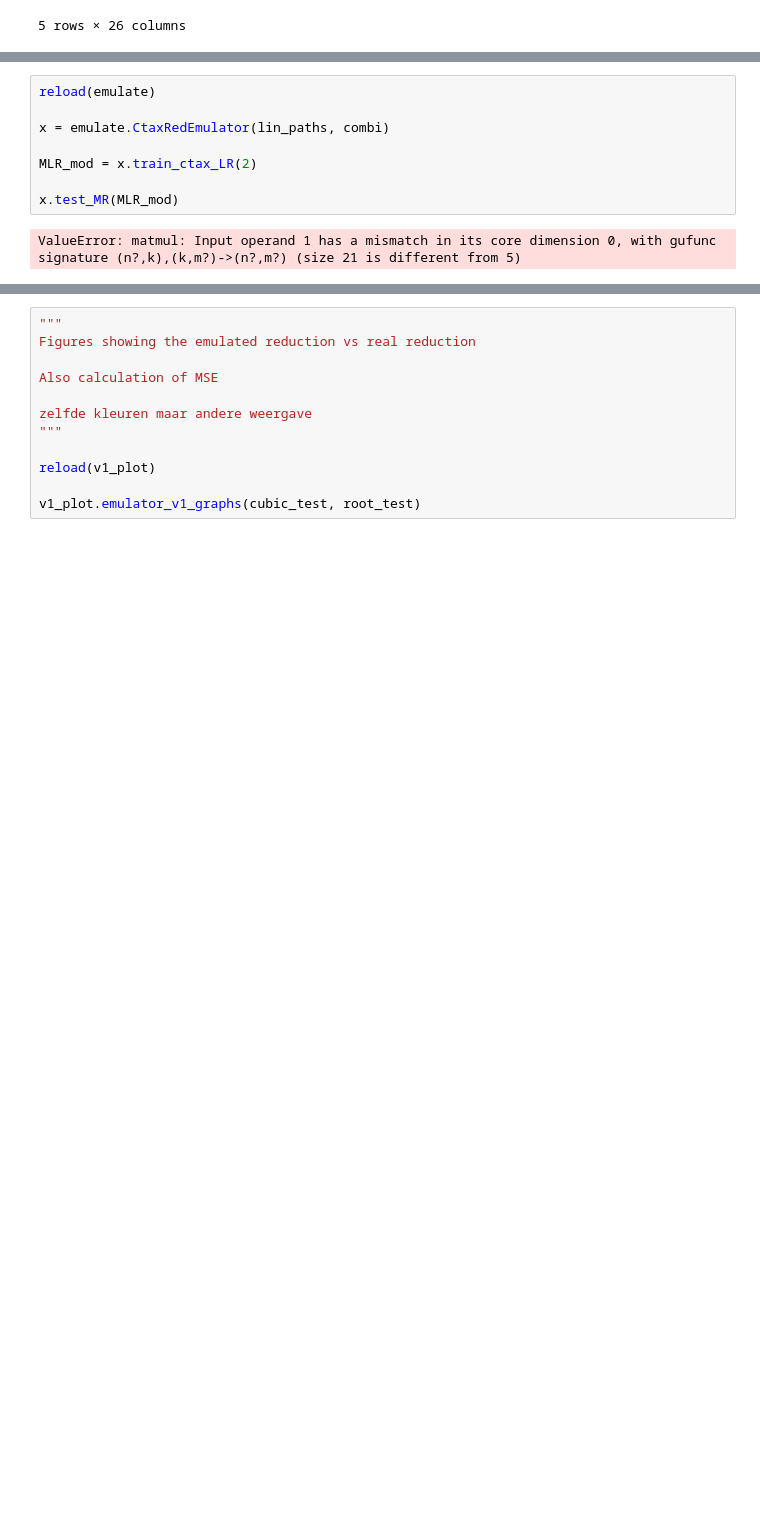
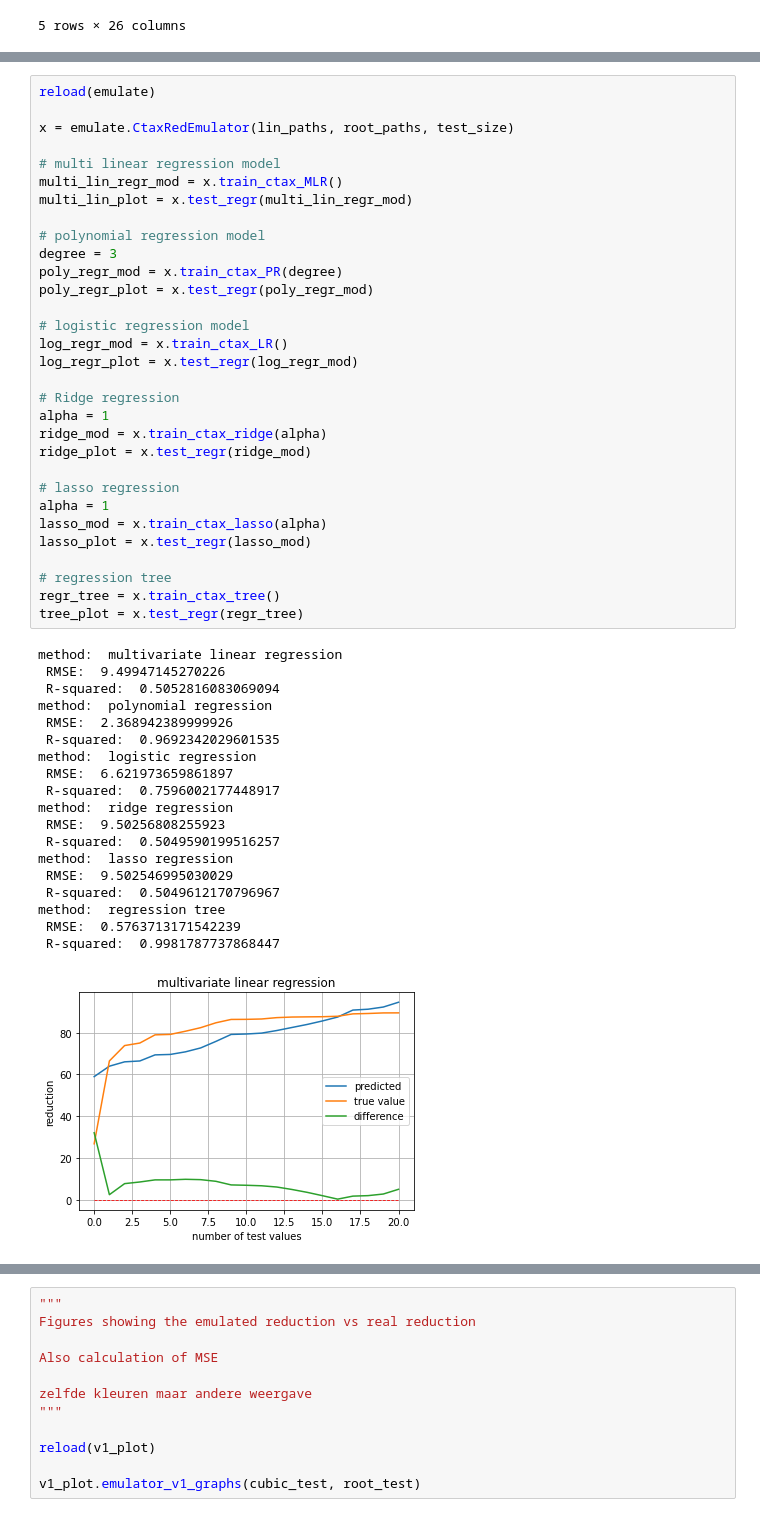
Before and after one commit to TVHTE/PBL_Code, a Jupyter notebook: Emulator/main.ipynb, the cells around one changed output, grey strips where cells are left out. Saved outputs shown, nothing was run; the diff lists cells and outputs as text; blank space fills up the shorter version.

```diff
--- a/Emulator/main.ipynb
+++ b/Emulator/main.ipynb
@@ -157,10 +187,51 @@ weights dataframe:
 # %%
 reload(emulate)
 
-x = emulate.CtaxRedEmulator(lin_paths, combi)
+x = emulate.CtaxRedEmulator(lin_paths, root_paths, test_size)
 
-MLR_mod = x.train_ctax_LR(2)
+# multi linear regression model
+multi_lin_regr_mod = x.train_ctax_MLR()
+multi_lin_plot = x.test_regr(multi_lin_regr_mod)
 
-x.test_MR(MLR_mod)
+# polynomial regression model
+degree = 3
+poly_regr_mod = x.train_ctax_PR(degree)
+poly_regr_plot = x.test_regr(poly_regr_mod)
+
+# logistic regression model
+log_regr_mod = x.train_ctax_LR()
+log_regr_plot = x.test_regr(log_regr_mod)
+
+# Ridge regression
+alpha = 1
+ridge_mod = x.train_ctax_ridge(alpha)
+ridge_plot = x.test_regr(ridge_mod)
+
+# lasso regression
+alpha = 1
+lasso_mod = x.train_ctax_lasso(alpha)
+lasso_plot = x.test_regr(lasso_mod)
+
+# regression tree
+regr_tree = x.train_ctax_tree()
+tree_plot = x.test_regr(regr_tree)
 # %% [output]
-ValueError: matmul: Input operand 1 has a mismatch in its core dimension 0, with gufunc signature (n?,k),(k,m?)->(n?,m?) (size 21 is different from 5)
+method:  multivariate linear regression
+ RMSE:  9.49947145270226
+ R-squared:  0.5052816083069094
+method:  polynomial regression
+ RMSE:  2.368942389999926
+ R-squared:  0.9692342029601535
+method:  logistic regression
+ RMSE:  6.621973659861897
+ R-squared:  0.7596002177448917
+method:  ridge regression
+ RMSE:  9.50256808255923
+ R-squared:  0.5049590199516257
+method:  lasso regression
+ RMSE:  9.502546995030029
+ R-squared:  0.5049612170796967
+method:  regression tree
+ RMSE:  0.5763713171542239
+ R-squared:  0.9981787737868447
+[figure, added]
```
Also changed, not shown: parts of 4 cells of this notebook, 1 other file.
